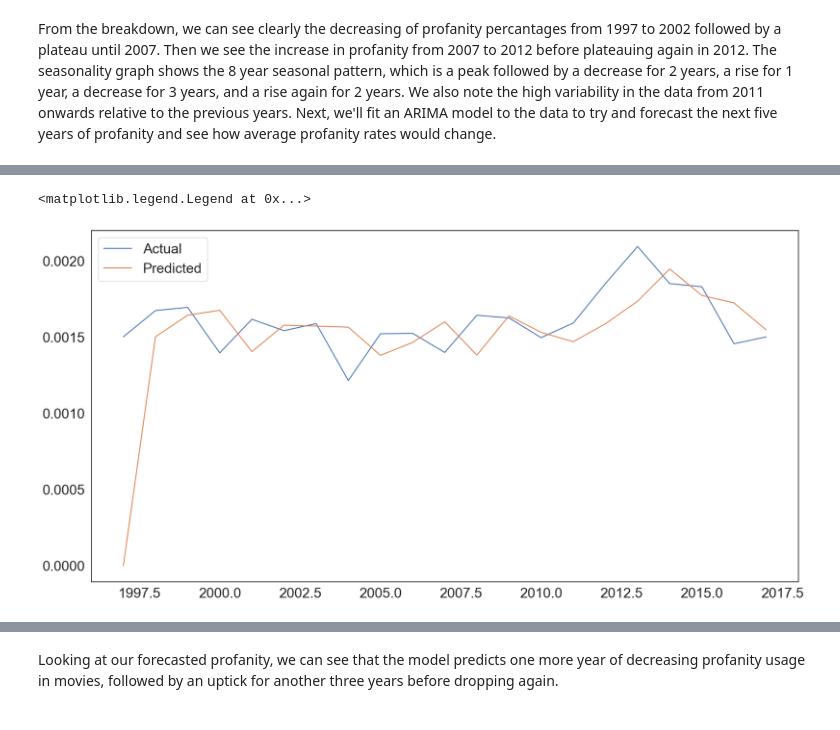
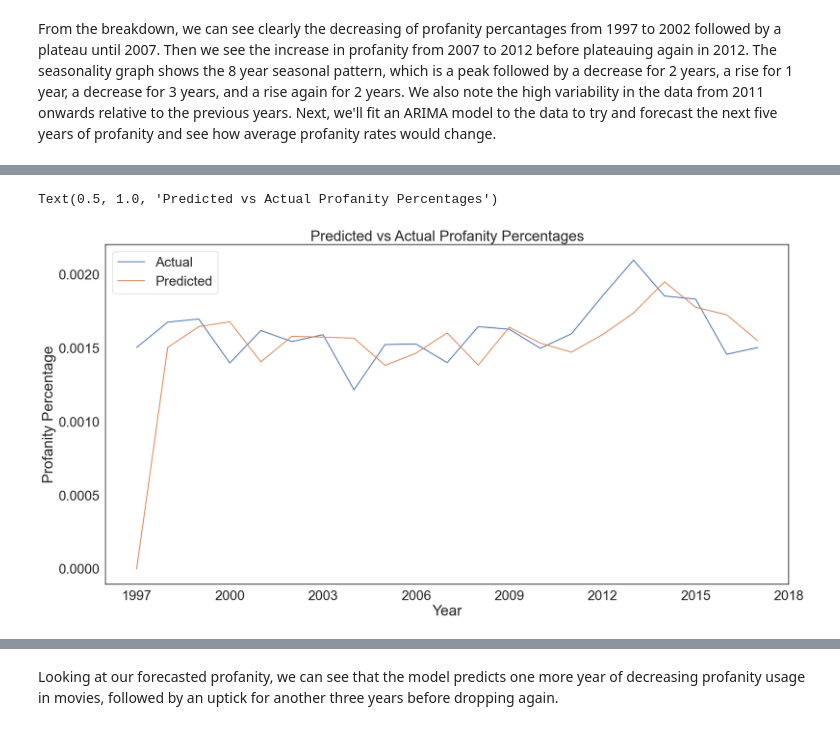
Before and after one commit to ima-quack/COGS108_ProfanityResearch, a Jupyter notebook: EDACheckpointGroup_039-Wi23.ipynb, the cells around one changed output, grey strips where cells are left out. Drawn from its saved outputs; the diff is of its cells as text; code cells hidden in the pictures.

Commit message:
Cleaned up graphs (v2)

```diff
--- a/EDACheckpointGroup_039-Wi23.ipynb
+++ b/EDACheckpointGroup_039-Wi23.ipynb
@@ -424,10 +442,14 @@ Warnings:
 # %%
 plt.plot(percentCountsMean['normTotal'], label="Actual")
 plt.plot(predictions, label="Predicted")
 plt.legend()
+plt.xticks(xy)
+plt.xlabel("Year")
+plt.ylabel("Profanity Percentage")
+plt.title("Predicted vs Actual Profanity Percentages")
 # %% [output]
-<matplotlib.legend.Legend at 0x...>
+Text(0.5, 1.0, 'Predicted vs Actual Profanity Percentages')
-[figure, old version]
+[figure, new version]
 # %%
 fit.forecast(steps = 5)
 # %% [output]
```
Also changed, not shown: parts of 4 cells of this notebook.
